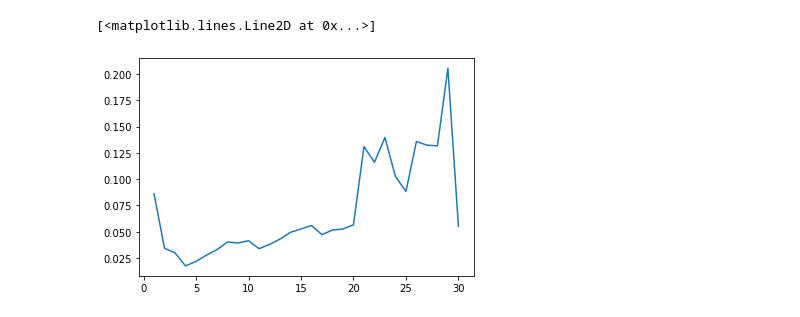
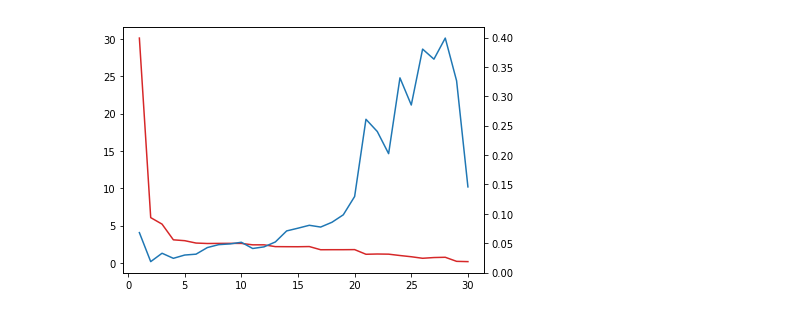
Before and after one commit to multipauls/MDLAssgn1, a Jupyter notebook: Q1_data/MDL-1.ipynb, the cells around one changed output. Cells and saved outputs as stored; diff of their text form; code cells hidden in the pictures.

Commit message:
graphs

```diff
--- a/Q1_data/MDL-1.ipynb
+++ b/Q1_data/MDL-1.ipynb
@@ -154,5 +148,12 @@ degree 30 bias = 0.14248351918927665
-# %%
-plt.plot(list(range(1,MAX_POLY + 1)), degree_vs_bias[:,1])
-# %% [output]
-[<matplotlib.lines.Line2D at 0x...>]
-[figure, removed]
+# %%
+fig, ax1 = plt.subplots()
+
+color = 'tab:red'
+ax1.plot(list(range(1, MAX_POLY + 1)), degree_vs_bias[:,0], color=color)
+color = 'tab:blue'
+ax2 = ax1.twinx()
+ax2.plot(list(range(1,MAX_POLY + 1)), degree_vs_bias[:,1], color=color)
+fig.tight_layout()
+plt.show()
+# %% [output]
+[figure, added]
```
Also changed, not shown: parts of 6 cells of this notebook.
